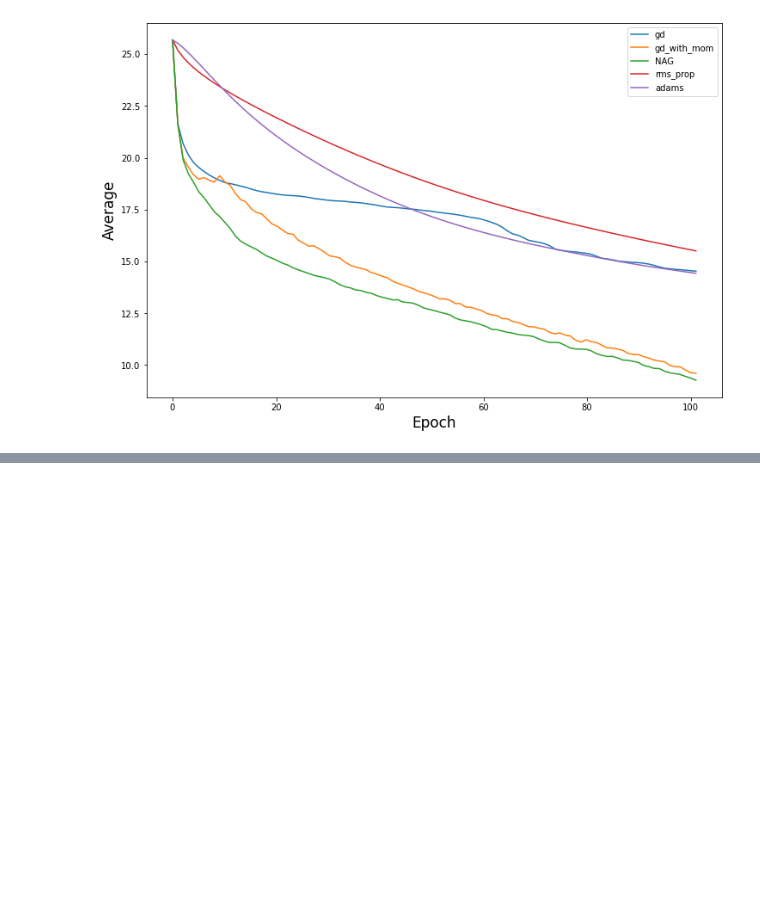
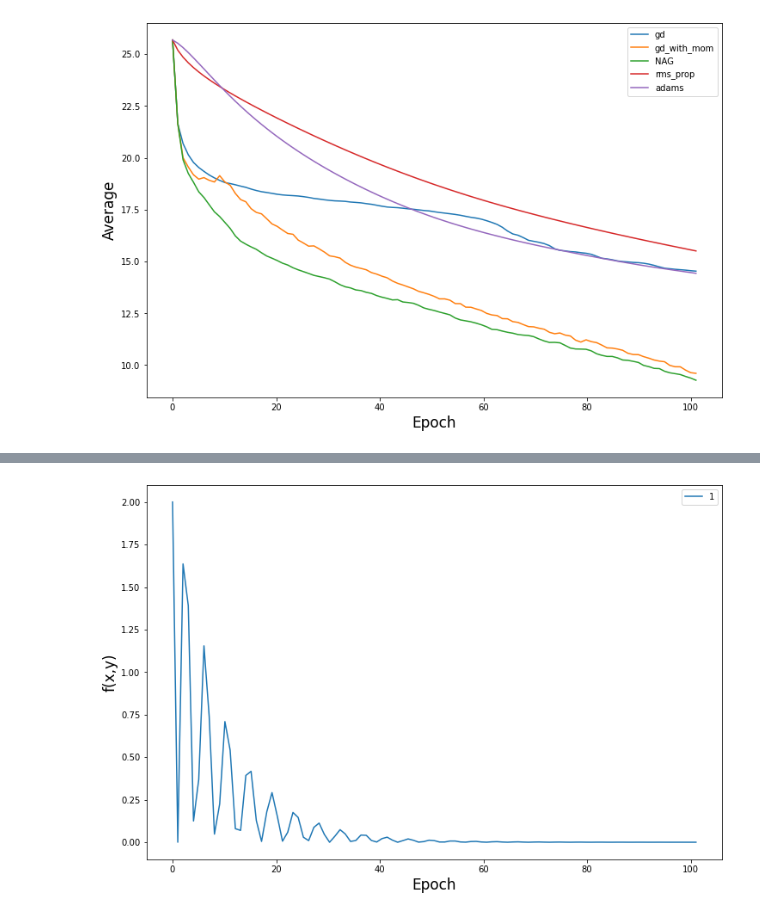
Before and after one commit to drckf/mlreview_notebooks, a Jupyter notebook: jupyter_notebooks/exercises/exercise_1.ipynb, the cells around one changed output, grey strips where cells are left out. Saved outputs shown, nothing was run; the diff lists cells and outputs as text; code cells hidden in the pictures; blank space fills up the shorter version.

```diff
--- a/jupyter_notebooks/exercises/exercise_1.ipynb
+++ b/jupyter_notebooks/exercises/exercise_1.ipynb
@@ -181,0 +237,14 @@ plt.show()
+# %%
+eta3 = 1 # try to change it
+
+# try to change epochs and noise_strenght
+coordinates3 = adams(g_f3, [1.,1.], n_epochs=100, eta=eta3, noise_strength=0)
+z_p3 = f3(coordinates3[:,0],coordinates3[:,1])
+plt.plot(np.linspace(0, len(z_p3), num=len(z_p3)),z_p3,label=eta3)
+plt.rcParams["figure.figsize"] = (12,8)
+plt.ylabel('f(x,y)',fontsize=17)
+plt.xlabel('Epoch',fontsize=17)
+plt.legend()
+plt.show()
+# %% [output]
+[figure, added]
```
Also changed, not shown: parts of 6 cells of this notebook.
